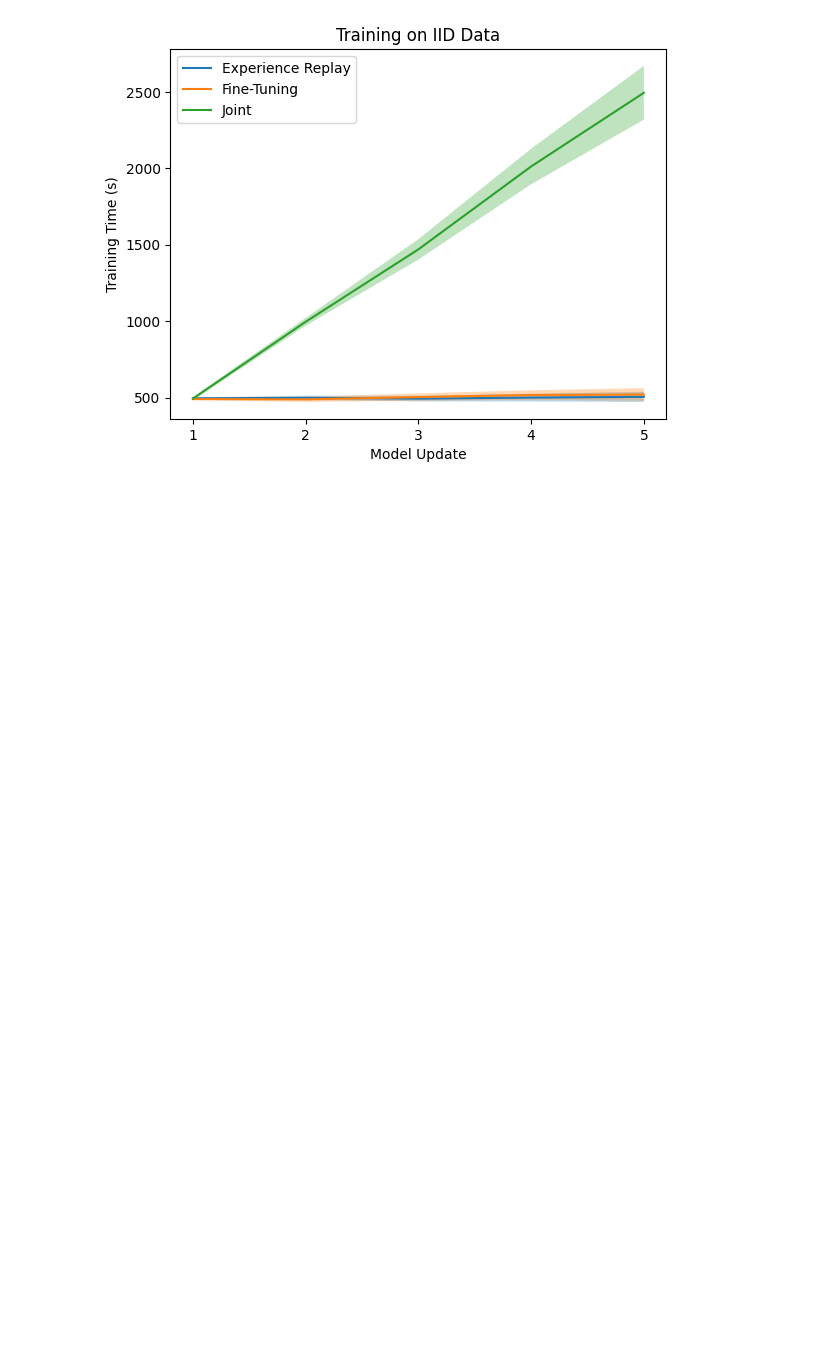
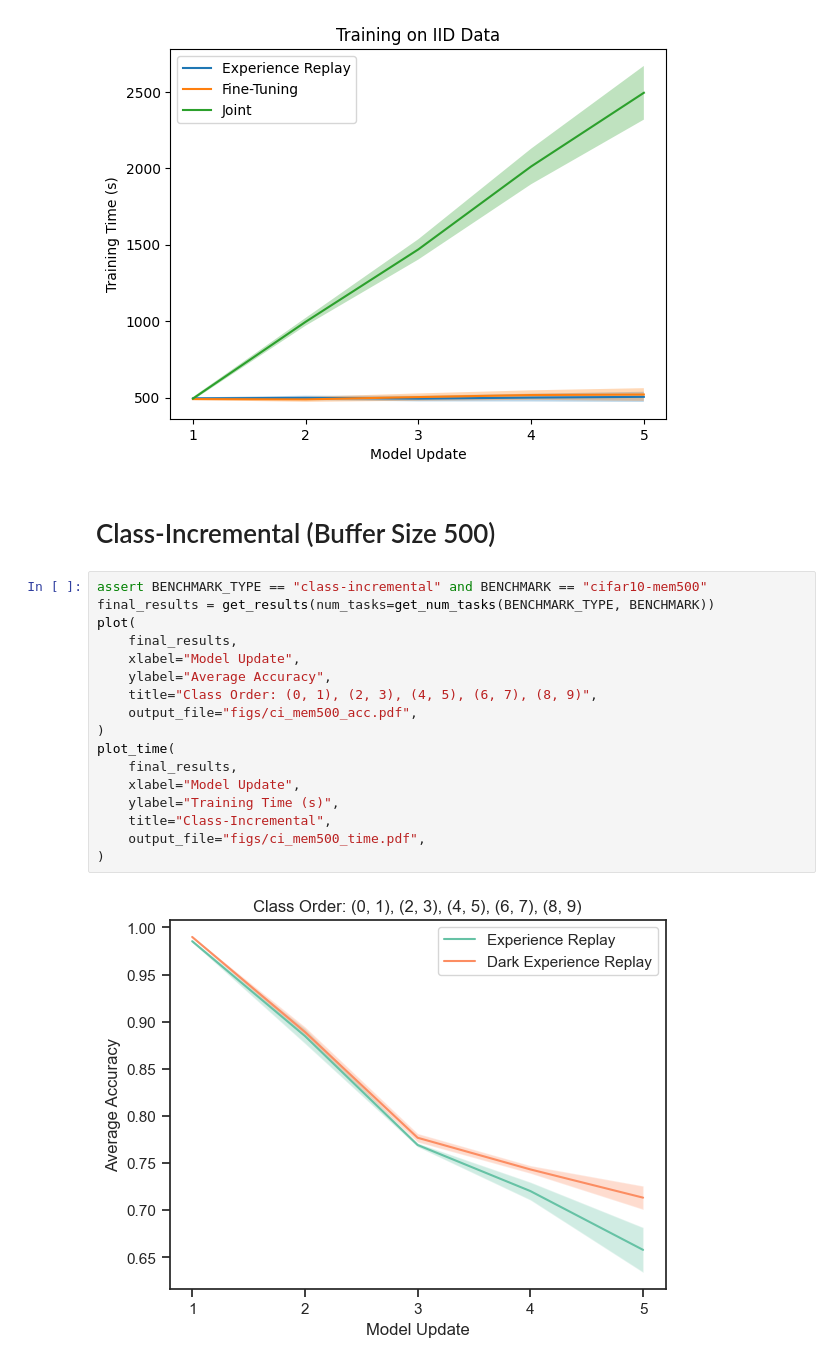
Before and after one commit to awslabs/Renate, a Jupyter notebook: benchmarking.ipynb, the cells around one changed output. Saved outputs shown, nothing was run; the diff lists cells and outputs as text; blank space fills up the shorter version.

```diff
--- a/benchmarking.ipynb
+++ b/benchmarking.ipynb
@@ -376,3 +425,24 @@ plot_time(
 )
 # %% [output]
 [figure]
+# %% [markdown]
+# Class-Incremental (Buffer Size 500)
+# %%
+assert BENCHMARK_TYPE == "class-incremental" and BENCHMARK == "cifar10-mem500"
+final_results = get_results(num_tasks=get_num_tasks(BENCHMARK_TYPE, BENCHMARK))
+plot(
+    final_results,
+    xlabel="Model Update",
+    ylabel="Average Accuracy",
+    title="Class Order: (0, 1), (2, 3), (4, 5), (6, 7), (8, 9)",
+    output_file="figs/ci_mem500_acc.pdf",
+)
+plot_time(
+    final_results,
+    xlabel="Model Update",
+    ylabel="Training Time (s)",
+    title="Class-Incremental",
+    output_file="figs/ci_mem500_time.pdf",
+)
+# %% [output]
+[figure, added]
```
Also changed, not shown: parts of 15 cells of this notebook, 18 other files.
